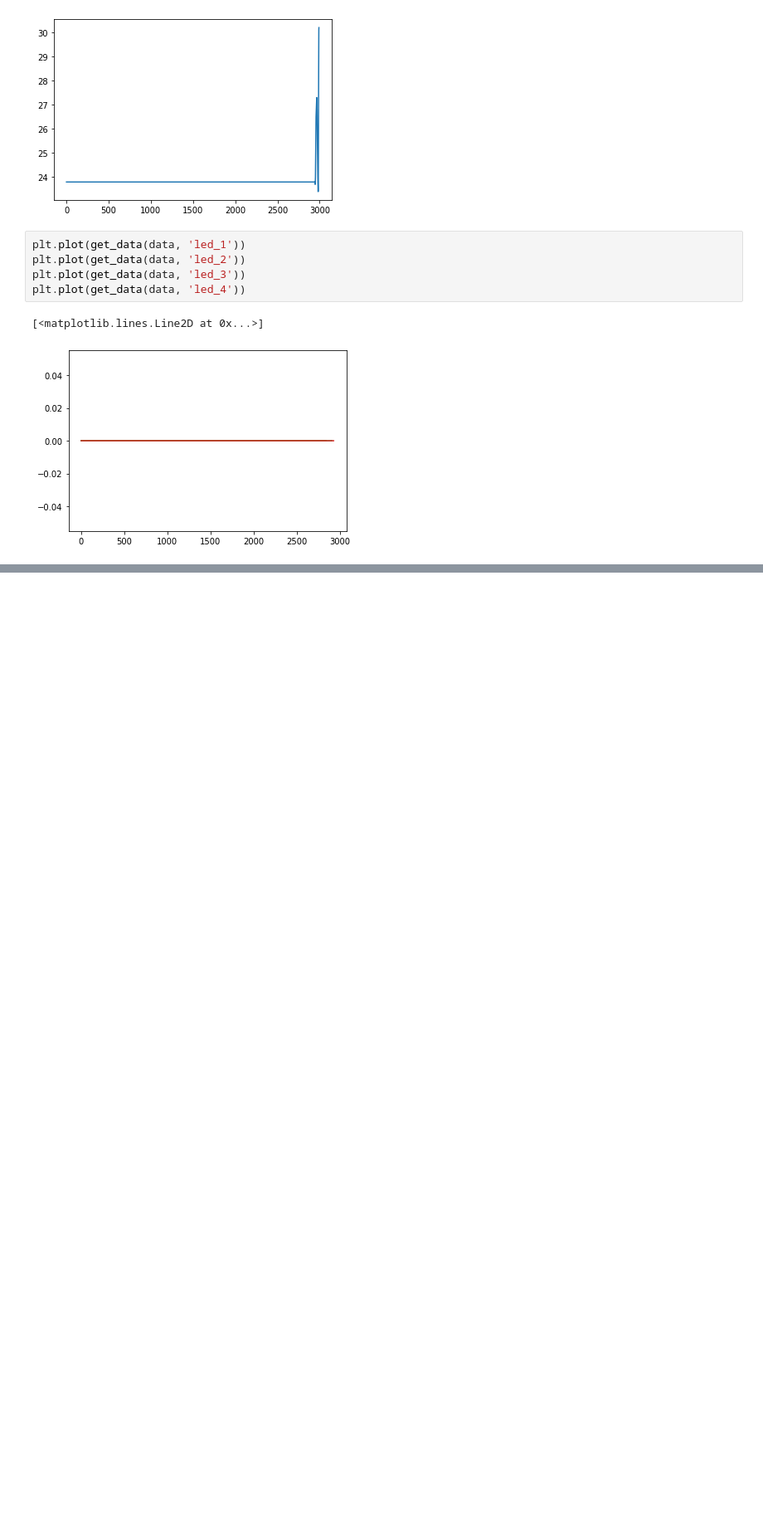
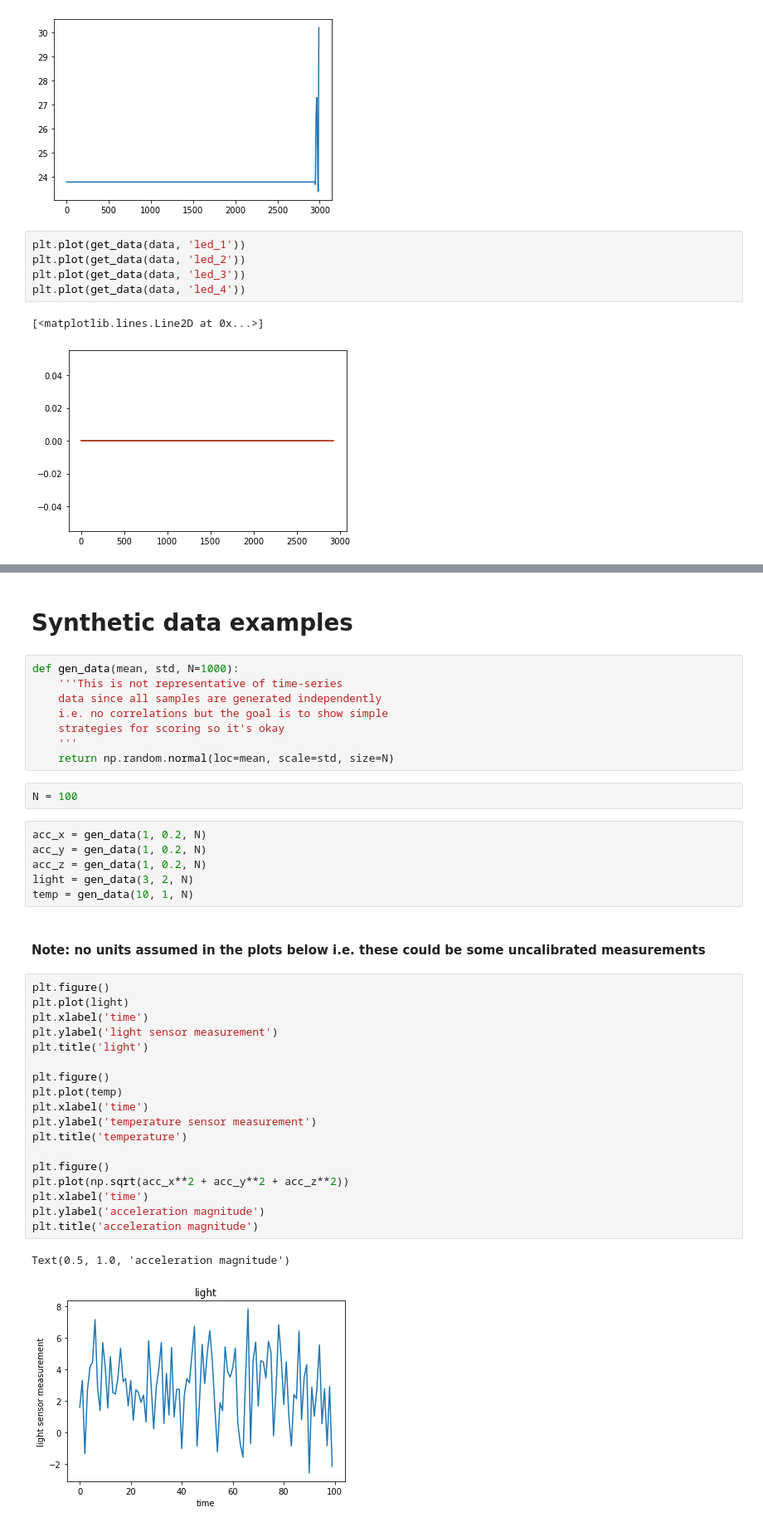
Before and after one commit to rhdemo/2022-ai-sensor, a Jupyter notebook: nbs/Data Exploration.ipynb, the cells around one changed output, grey strips where cells are left out. Shown at 83% size. Saved outputs shown, nothing was run; the diff lists cells and outputs as text; blank space fills up the shorter version.

Commit message:
synthetic data

```diff
--- a/nbs/Data Exploration.ipynb
+++ b/nbs/Data Exploration.ipynb
@@ -94,0 +107,41 @@ plt.plot(get_data(data, 'led_4'))
+# %% [markdown]
+# Synthetic data examples
+# %%
+def gen_data(mean, std, N=1000):
+    '''This is not representative of time-series
+    data since all samples are generated independently
+    i.e. no correlations but the goal is to show simple
+    strategies for scoring so it's okay
+    '''
+    return np.random.normal(loc=mean, scale=std, size=N)
+# %%
+N = 100
+# %%
+acc_x = gen_data(1, 0.2, N)
+acc_y = gen_data(1, 0.2, N)
+acc_z = gen_data(1, 0.2, N)
+light = gen_data(3, 2, N)
+temp = gen_data(10, 1, N)
+# %% [markdown]
+#### Note: no units assumed in the plots below i.e. these could be some uncalibrated measurements
+# %%
+plt.figure()
+plt.plot(light)
+plt.xlabel('time')
+plt.ylabel('light sensor measurement')
+plt.title('light')
+
+plt.figure()
+plt.plot(temp)
+plt.xlabel('time')
+plt.ylabel('temperature sensor measurement')
+plt.title('temperature')
+
+plt.figure()
+plt.plot(np.sqrt(acc_x**2 + acc_y**2 + acc_z**2))
+plt.xlabel('time')
+plt.ylabel('acceleration magnitude')
+plt.title('acceleration magnitude')
+# %% [output]
+Text(0.5, 1.0, 'acceleration magnitude')
+[figure, added]
```
Also changed, not shown: parts of 8 cells of this notebook.
